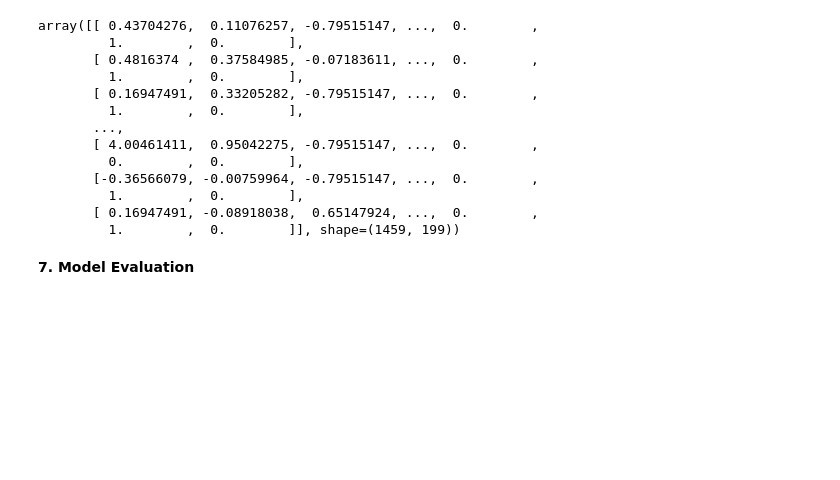
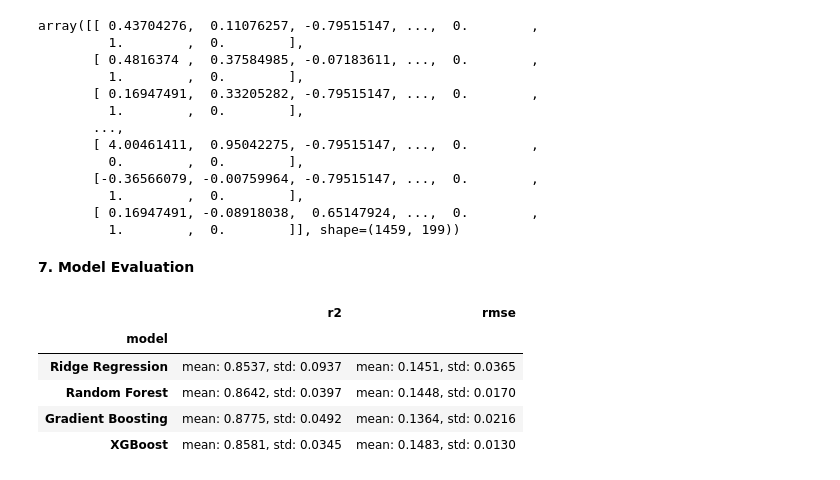
Before and after one commit to AsokTamang/houseprice_predictor, a Jupyter notebook: notebook/model_training.ipynb, the cells around one changed output. Cells and saved outputs as stored; diff of their text form; code cells hidden in the pictures; blank space fills up the shorter version.

Commit message:
model evaluation done

```diff
--- a/notebook/model_training.ipynb
+++ b/notebook/model_training.ipynb
@@ -372,11 +372,11 @@ def drop_weak_categorical(df,y):
 # %%
 stateless_feature_engineering = Pipeline([
     ('change_datatype', FunctionTransformer(change_datatype, validate=False)),  #change the datatypes of feature accordingly
-    ('age', FunctionTransformer(create_new_features, validate=False)),    #creates the new features denoting the age
+    ('add_features', FunctionTransformer(create_new_features, validate=False)),    #creates the new features denoting the age
     ('drop_dates', FunctionTransformer(drop_date_features, validate=False)),  #dropping the date_based features
 ])
-X_train=feature_engineering.fit_transform(X_train)  #applying the feature_engineering pipeline to training dataset
-X_test = feature_engineering.transform(X_test)  #using the same trained pipeline for test dataset
+X_train=stateless_feature_engineering.fit_transform(X_train)  #applying the feature_engineering pipeline to training dataset
+X_test = stateless_feature_engineering.fit_transform(X_test)  #also for test dataset
 # %% [markdown]
 **6.1 Data cleaning process**
 # %%
@@ -483,3 +481,30 @@ array([[ 0.43704276,  0.11076257, -0.79515147, ...,  0.        ,
          1.        ,  0.        ]], shape=(1459, 199))
 # %% [markdown]
 **7. Model Evaluation**
+# %%
+RANDOM_STATE = 42
+def evaluate_model(name,model,X,y,cv = 5):
+    kf = KFold(n_splits = cv, shuffle=True, random_state = RANDOM_STATE)
+    r2 = cross_val_score(model,X,y,cv = kf,scoring='r2')  #calculating the r2 score using the passed model and using kfold splitted datas
+    rmse = np.sqrt(-cross_val_score(model,X,y,cv = kf,scoring='neg_mean_squared_error'))
+    result = {
+        'model':name,
+        'r2': f'mean: {r2.mean():.4f}, std: {r2.std():.4f}',
+        'rmse': f'mean: {rmse.mean():.4f}, std: {rmse.std():.4f}'
+    }
+    return result
+models = [
+    ('Ridge Regression', Ridge(alpha=10, random_state=RANDOM_STATE)),
+    ('Random Forest',  RandomForestRegressor(n_estimators=200, random_state=RANDOM_STATE)),
+    ('Gradient Boosting',GradientBoostingRegressor(n_estimators=200, random_state=RANDOM_STATE)),
+    ('XGBoost', XGBRegressor(n_estimators=200, random_state=RANDOM_STATE, verbosity=0, eval_metric='rmse')),]
+
+results = [evaluate_model(name, model, X_train_encoded, y_train) for name, model in models]
+pd.DataFrame(results).set_index('model')
+# %% [output]
+|  | r2 | rmse |
+| model |  |  |
+| Ridge Regression | mean: 0.8537, std: 0.0937 | mean: 0.1451, std: 0.0365 |
+| Random Forest | mean: 0.8642, std: 0.0397 | mean: 0.1448, std: 0.0170 |
+| Gradient Boosting | mean: 0.8775, std: 0.0492 | mean: 0.1364, std: 0.0216 |
+| XGBoost | mean: 0.8581, std: 0.0345 | mean: 0.1483, std: 0.0130 |
```
Also changed, not shown: parts of 6 cells of this notebook.
